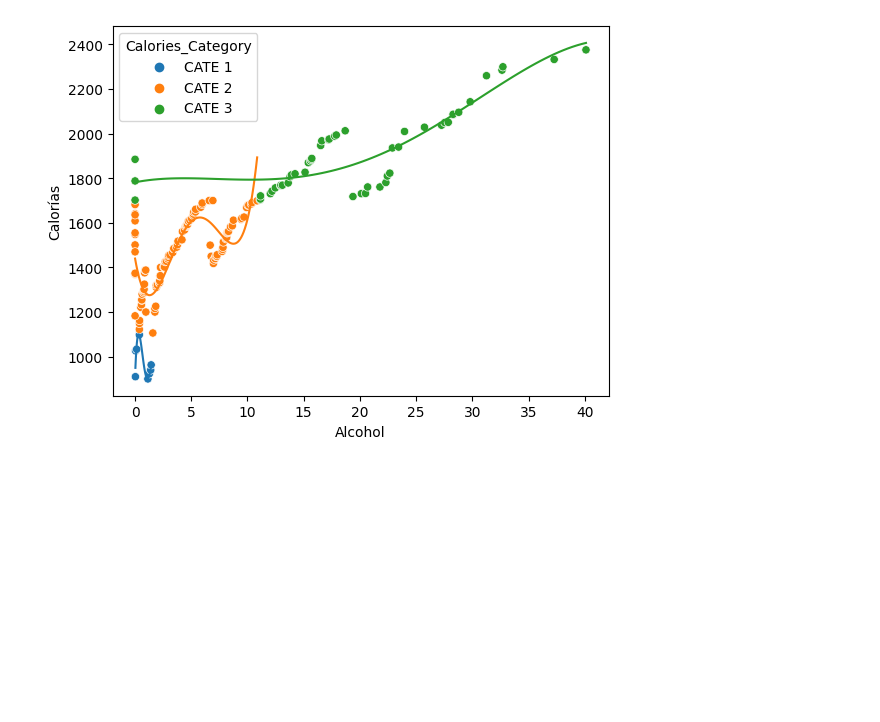
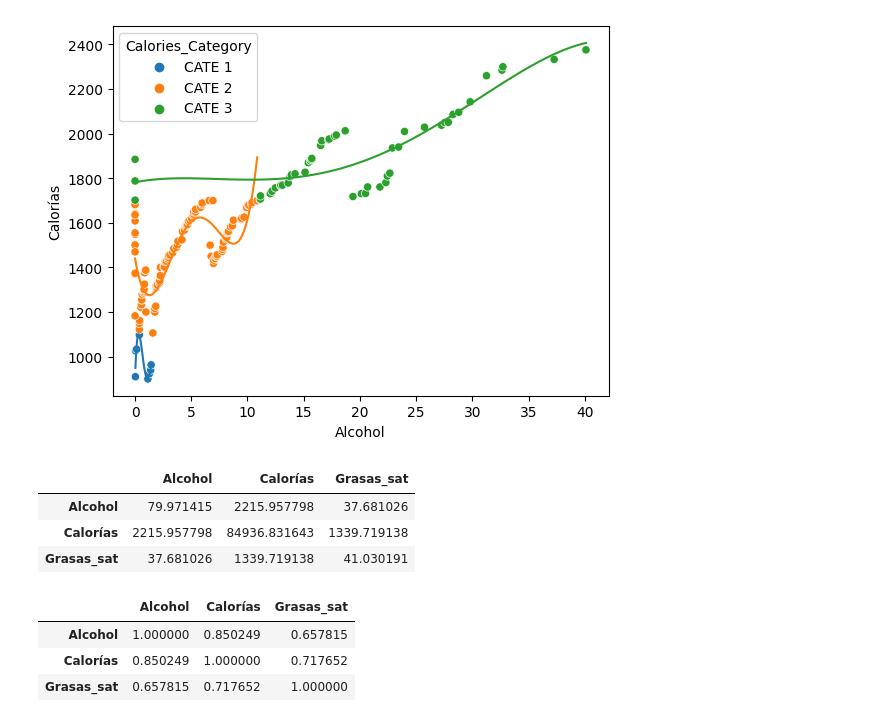
Before and after one commit to prausela/nutri-stats, a Jupyter notebook: main.ipynb, the cells around one changed output. Cells and saved outputs as stored; diff of their text form; code cells hidden in the pictures; blank space fills up the shorter version.

```diff
--- a/main.ipynb
+++ b/main.ipynb
@@ -204,10 +202,12 @@ fig.show()
 # %% [markdown]
 ## Alcohol Intake by Calories
 4. Analice la variable Alcohol de acuerdo a la cantidad de calorıas consumidas, tomando 3 categorıas para la variable Calorıas: CATE 1:1100 o menos calorıas consumidas, CATE 2: mas de 1100 hasta 1700 calorıas consumidas, CATE 3: mas de 1700 calorıas consumidas.
+# %%
+CAL_CAT = "Calories_Category"
 # %%
-nm_df['Calories_Category'] = pd.cut(nm_df['Calorías'], bins=[0, 1100, 1700, float('inf')], labels=['CATE 1', 'CATE 2', 'CATE 3'])
+nm_df[CAL_CAT] = pd.cut(nm_df[CAL], bins=[0, 1100, 1700, float('inf')], labels=['CATE 1', 'CATE 2', 'CATE 3'])
 plt.figure()
-sns.boxplot(x='Calories_Category', y='Alcohol', data=nm_df)
+sns.boxplot(x=CAL_CAT, y=ALCOHOL, data=nm_df)
 plt.title('Boxplot of Alcohol Intake by Calorie Category')
 plt.xlabel('Calorie Category')
 plt.ylabel('Alcohol')
@@ -244,3 +244,17 @@ for category in nm_df['Calories_Category'].unique():
 # plt.plot(subset1['Alcohol'], m*subset1['Alcohol']+b)
 # %% [output]
 [figure]
+# %%
+nm_df[[ALCOHOL, CAL, SAT_FAT]].cov()
+# %% [output]
+|  | Alcohol | Calorías | Grasas_sat |
+| Alcohol | 79.971415 | 2215.957798 | 37.681026 |
+| Calorías | 2215.957798 | 84936.831643 | 1339.719138 |
+| Grasas_sat | 37.681026 | 1339.719138 | 41.030191 |
+# %%
+nm_df[[ALCOHOL, CAL, SAT_FAT]].corr()
+# %% [output]
+|  | Alcohol | Calorías | Grasas_sat |
+| Alcohol | 1.000000 | 0.850249 | 0.657815 |
+| Calorías | 0.850249 | 1.000000 | 0.717652 |
+| Grasas_sat | 0.657815 | 0.717652 | 1.000000 |
```
Also changed, not shown: parts of 11 cells of this notebook.
